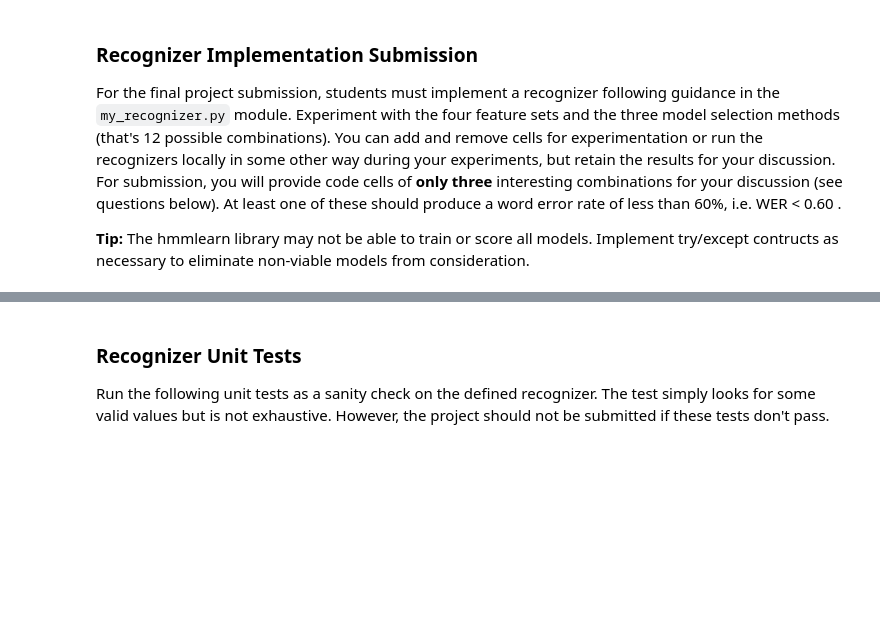
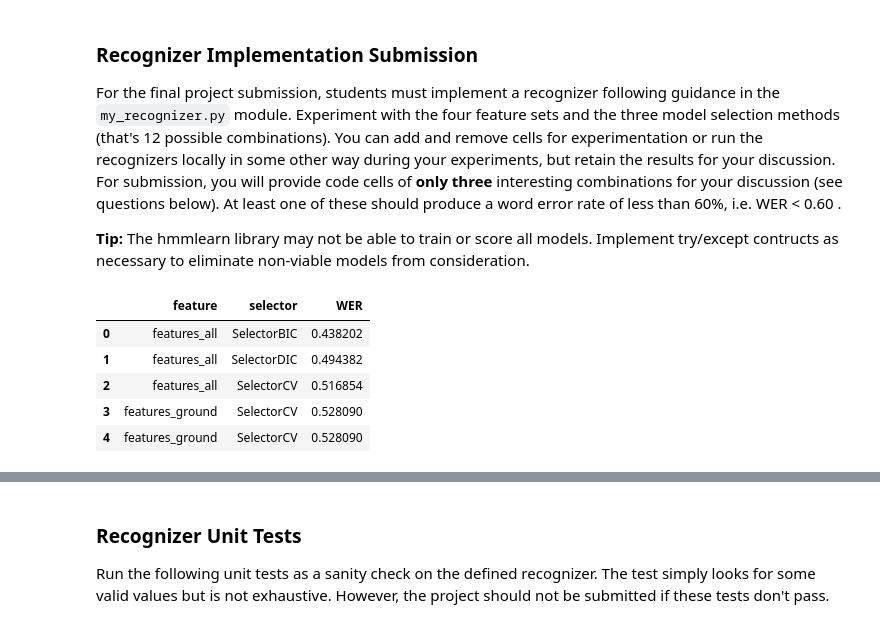
Before and after one commit to kkweon/AIND-Recognizer, a Jupyter notebook: asl_recognizer.ipynb, the cells around one changed output, grey strips where cells are left out. Cells and saved outputs as stored; diff of their text form; code cells hidden in the pictures; blank space fills up the shorter version.

```diff
--- a/asl_recognizer.ipynb
+++ b/asl_recognizer.ipynb
@@ -500,2 +767,53 @@ from asl_utils import show_errors
+# %%
+def get_WER(guesses, test_set):
+    """ Get WER """
+    S = 0
+    N = len(test_set.wordlist)
+    num_test_words = len(test_set.wordlist)
+
+    for word_id in range(num_test_words):
+        if guesses[word_id] != test_set.wordlist[word_id]:
+            S += 1
+
+    return S / N
+
+def run_train(feat, selector):
+
+    models = train_all_words(feat, selector)
+    test_set = asl.build_test(feat)
+
+    probabilities, guesses = recognize(models, test_set)
+
+    return get_WER(guesses, test_set)
+# %%
+features_list = [
+    "features_ground",
+    "features_delta",
+    "features_all",
+    "features_custom",
+    "features_ground",
+    "features_norm",
+    "features_polar"
+]
+model_selector_list = ["SelectorCV", "SelectorDIC", "SelectorBIC"]
+# %%
+result_list = []
+
+for features in tqdm(features_list):
+    for model_selector in model_selector_list:
+        score = run_train(eval(features), eval(model_selector))
+
+        result = (features, model_selector, score)
+        result_list.append(result)
+# %%
+result_frame = pd.DataFrame(sorted(result_list, key=lambda x: x[-1]), columns=["feature", "selector", "WER"])
+result_frame.head()
+# %% [output]
+|  | feature | selector | WER |
+| 0 | features_all | SelectorBIC | 0.438202 |
+| 1 | features_all | SelectorDIC | 0.494382 |
+| 2 | features_all | SelectorCV | 0.516854 |
+| 3 | features_ground | SelectorCV | 0.528090 |
+| 4 | features_ground | SelectorCV | 0.528090 |
 # %%
 # TODO Choose a feature set and model selector
```
Also changed, not shown: parts of 37 cells of this notebook, 4 other files.
